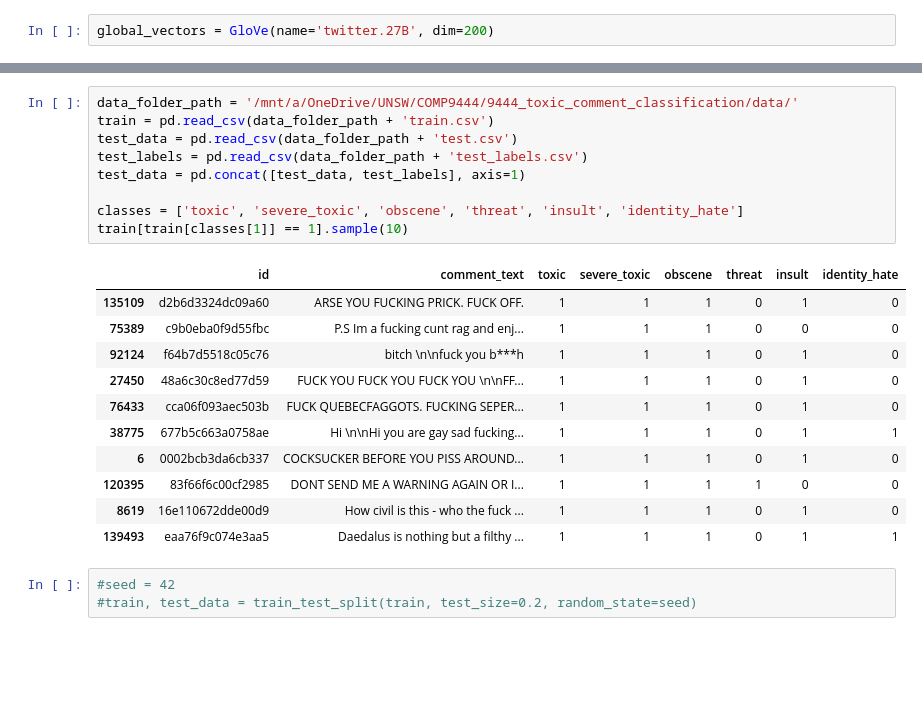
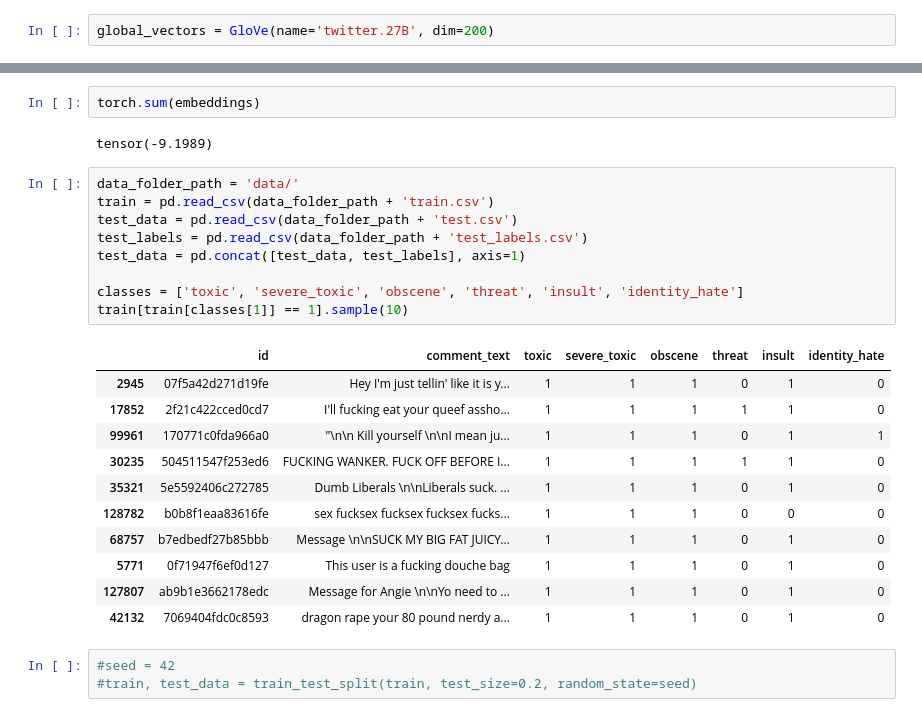
Before and after one commit to kanyeishere/toxic-comment-classification, a Jupyter notebook: lstm.ipynb, the cells around one changed output, grey strips where cells are left out. Drawn from its saved outputs; the diff is of its cells as text; blank space fills up the shorter version.

```diff
--- a/lstm.ipynb
+++ b/lstm.ipynb
@@ -69,24 +62,28 @@ s1, s2
+# %%
+torch.sum(embeddings)
+# %% [output]
+tensor(-9.1989)
 # %%
-data_folder_path = '/mnt/a/OneDrive/UNSW/COMP9444/9444_toxic_comment_classification/data/'
+data_folder_path = 'data/'
 train = pd.read_csv(data_folder_path + 'train.csv')
 test_data = pd.read_csv(data_folder_path + 'test.csv')
 test_labels = pd.read_csv(data_folder_path + 'test_labels.csv')
 test_data = pd.concat([test_data, test_labels], axis=1)
 
 classes = ['toxic', 'severe_toxic', 'obscene', 'threat', 'insult', 'identity_hate']
 train[train[classes[1]] == 1].sample(10)
 # %% [output]
 |  | id | comment_text | toxic | severe_toxic | obscene | threat | insult | identity_hate |
-| 135109 | d2b6d3324dc09a60 | ARSE YOU FUCKING PRICK. FUCK OFF. | 1 | 1 | 1 | 0 | 1 | 0 |
-| 75389 | c9b0eba0f9d55fbc | P.S Im a fucking cunt rag and enj... | 1 | 1 | 1 | 0 | 0 | 0 |
-| 92124 | f64b7d5518c05c76 | bitch \n\nfuck you b***h | 1 | 1 | 1 | 0 | 1 | 0 |
-| 27450 | 48a6c30c8ed77d59 | FUCK YOU FUCK YOU FUCK YOU \n\nFF... | 1 | 1 | 1 | 0 | 1 | 0 |
-| 76433 | cca06f093aec503b | FUCK QUEBECFAGGOTS. FUCKING SEPER... | 1 | 1 | 1 | 0 | 1 | 0 |
-| 38775 | 677b5c663a0758ae | Hi \n\nHi you are gay sad fucking... | 1 | 1 | 1 | 0 | 1 | 1 |
-| 6 | 0002bcb3da6cb337 | COCKSUCKER BEFORE YOU PISS AROUND... | 1 | 1 | 1 | 0 | 1 | 0 |
-| 120395 | 83f66f6c00cf2985 | DONT SEND ME A WARNING AGAIN OR I... | 1 | 1 | 1 | 1 | 0 | 0 |
-| 8619 | 16e110672dde00d9 | How civil is this - who the fuck ... | 1 | 1 | 1 | 0 | 1 | 0 |
-| 139493 | eaa76f9c074e3aa5 | Daedalus is nothing but a filthy ... | 1 | 1 | 1 | 0 | 1 | 1 |
+| 2945 | 07f5a42d271d19fe | Hey I'm just tellin' like it is y... | 1 | 1 | 1 | 0 | 1 | 0 |
+| 17852 | 2f21c422cced0cd7 | I'll fucking eat your queef assho... | 1 | 1 | 1 | 1 | 1 | 0 |
+| 99961 | 170771c0fda966a0 | "\n\n Kill yourself \n\nI mean ju... | 1 | 1 | 1 | 0 | 1 | 1 |
+| 30235 | 504511547f253ed6 | FUCKING WANKER. FUCK OFF BEFORE I... | 1 | 1 | 1 | 1 | 1 | 0 |
+| 35321 | 5e5592406c272785 | Dumb Liberals \n\nLiberals suck. ... | 1 | 1 | 1 | 0 | 1 | 0 |
+| 128782 | b0b8f1eaa83616fe | sex fucksex fucksex fucksex fucks... | 1 | 1 | 1 | 0 | 0 | 0 |
+| 68757 | b7edbedf27b85bbb | Message \n\nSUCK MY BIG FAT JUICY... | 1 | 1 | 1 | 0 | 1 | 0 |
+| 5771 | 0f71947f6ef0d127 | This user is a fucking douche bag | 1 | 1 | 1 | 0 | 1 | 0 |
+| 127807 | ab9b1e3662178edc | Message for Angie \n\nYo need to ... | 1 | 1 | 1 | 0 | 1 | 0 |
+| 42132 | 7069404fdc0c8593 | dragon rape your 80 pound nerdy a... | 1 | 1 | 1 | 0 | 1 | 0 |
 # %%
 #seed = 42
 #train, test_data = train_test_split(train, test_size=0.2, random_state=seed)
```
Also changed, not shown: parts of 19 cells of this notebook.
